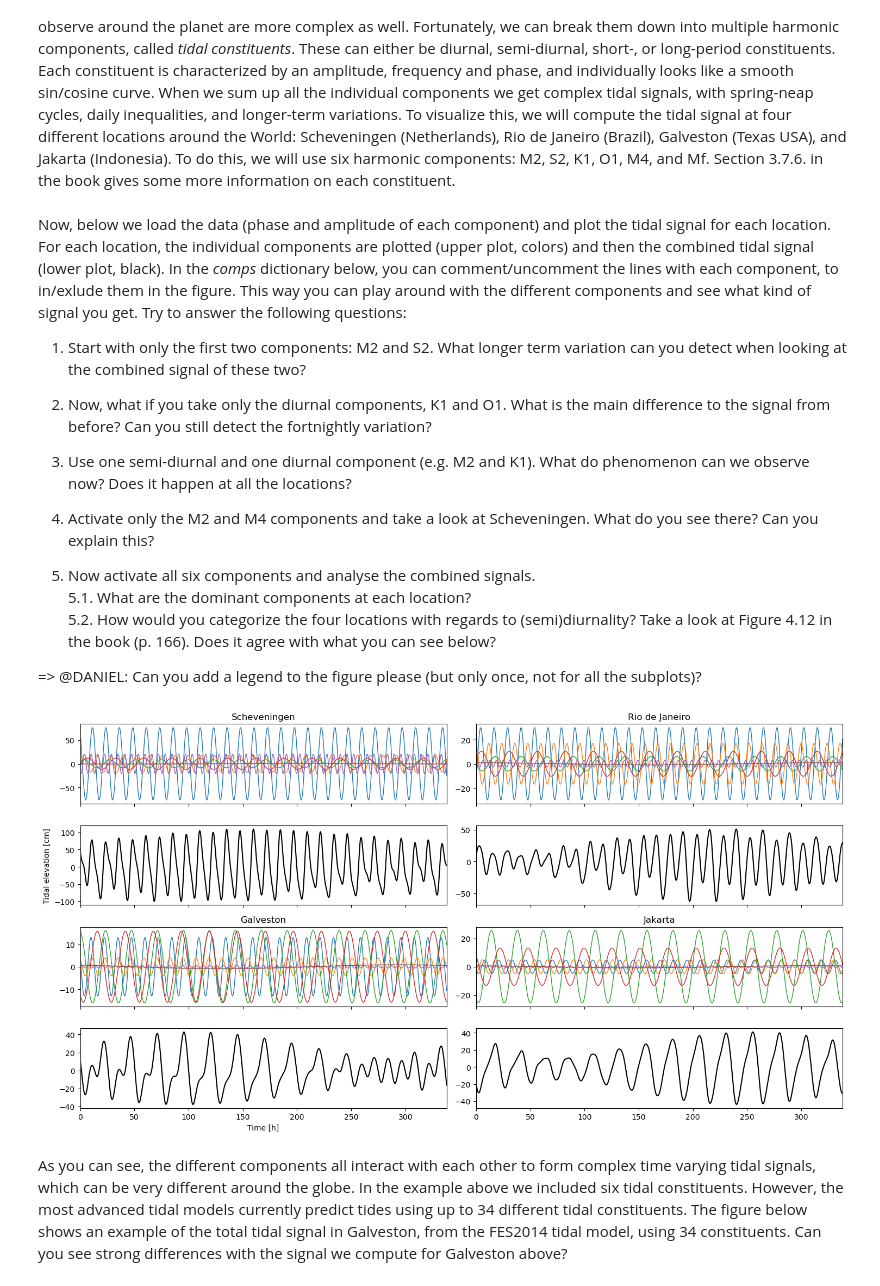
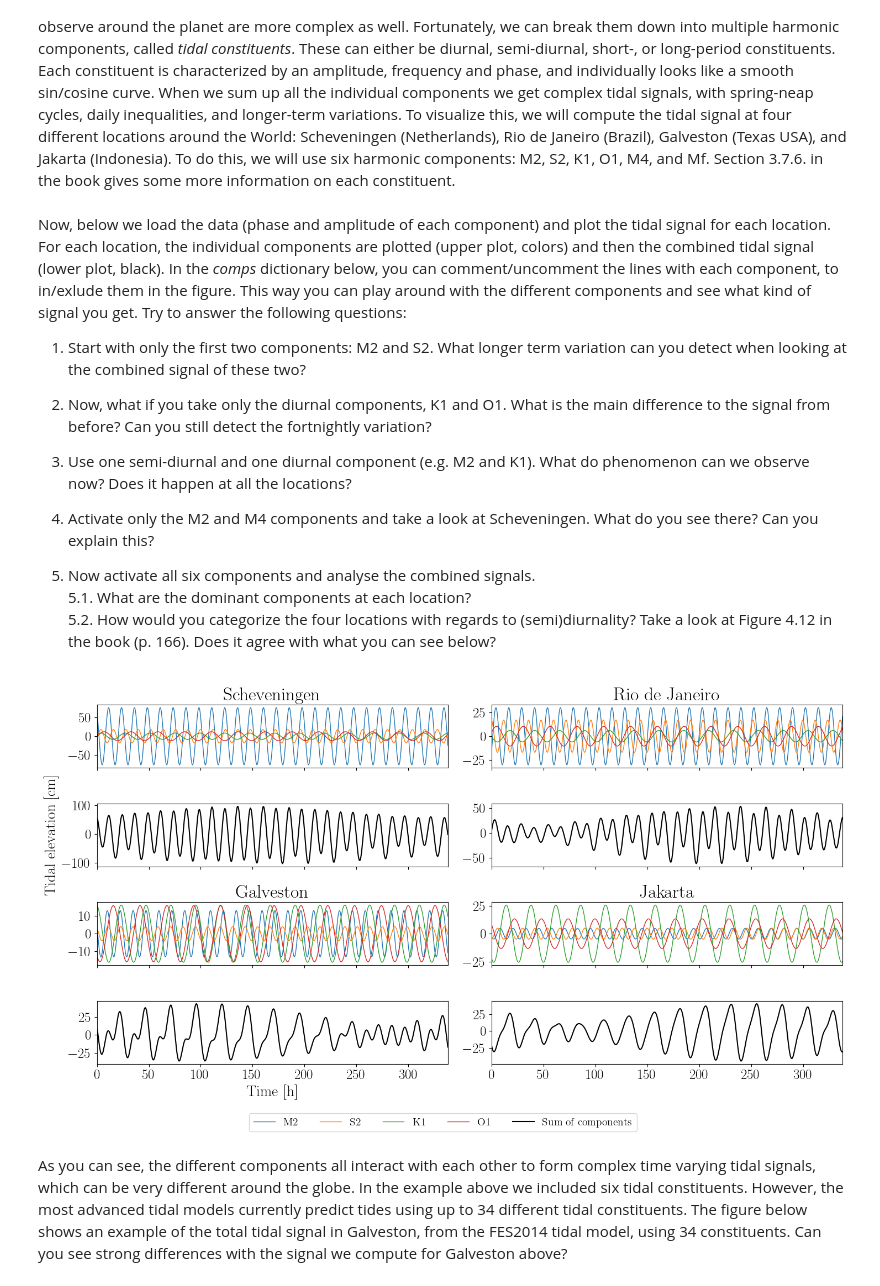
Before and after one commit to FlorisCalkoen/CoastalCodebook, a Jupyter notebook: coastalcodebook/assignments/02_the_tide/02_the_tide.ipynb, the cells around one changed output. Drawn from its saved outputs; the diff is of its cells as text; code cells hidden in the pictures.

```diff
--- a/coastalcodebook/assignments/02_the_tide/02_the_tide.ipynb
+++ b/coastalcodebook/assignments/02_the_tide/02_the_tide.ipynb
@@ -160,20 +224,16 @@ Now, below we load the data (phase and amplitude of each component) and plot the
 5. Now activate all six components and analyse the combined signals. <br>
     5.1. What are the dominant components at each location? <br>
     5.2. How would you categorize the four locations with regards to (semi)diurnality? Take a look at Figure 4.12 in the book (p. 166). Does it agree with what you can see below?
-
-
-
-=> @DANIEL: Can you add a legend to the figure please (but only once, not for all the subplots)?
 # %%
 # Tidal components and their angular frequencies (numer to the right is the period in hours)
 # Comment / uncomment to select the contituents that are plotted
 comps = {
-    'm2'    :   [2*np.pi / 12.42, 'C0'],    # Principal lunar semidiurnal
-    's2'    :   [2*np.pi / 12, 'C1'],       # Principal solar semidiurnal
-    # 'k1'    :   [2*np.pi / 23.93, 'C2'],    # Lunar-solar declinational diurnal
-    # 'o1'    :   [2*np.pi / 25.82, 'C3'],    # Principal lunar diurnal
-    # 'm4'    :   [2*np.pi / 6.21, 'C4'],     # First shallow water lunar overtide
-    # 'mf'    :   [2*np.pi / 327.9, 'C5'],    # Lunisolar fortnightly period
+    'M2'    :   [2*np.pi / 12.42, 'C0'],    # Principal lunar semidiurnal
+    'S2'    :   [2*np.pi / 12, 'C1'],       # Principal solar semidiurnal
+    'K1'    :   [2*np.pi / 23.93, 'C2'],    # Lunar-solar declinational diurnal
+    'O1'    :   [2*np.pi / 25.82, 'C3'],    # Principal lunar diurnal
+    # 'M4'    :   [2*np.pi / 6.21, 'C4'],     # First shallow water lunar overtide
+    # 'Mf'    :   [2*np.pi / 327.9, 'C5'],    # Lunisolar fortnightly period
 }
 
 # Time window for which we will compute the tidal components. t is in hours so for one month we use around 300 hours.
@@ -189,34 +249,41 @@ locs = ['Scheveningen', 'Rio de Janeiro', 'Galveston', 'Jakarta']
 
 # Now we plot for each location a plot with the individual components and a plot for the total tidal water level
 fig, axs = plt.subplots(4,2, sharex=True, figsize=(15,8))
 ax = axs.flatten()
 
 for i,j in zip(range(len(locs)), [0,1,4,5]):
     harms = {}
     for comp in comps.keys():
         # Store data for current component in temporary numpy array
         temp = tide[comp][tide[comp].index == locs[i].lower()].to_numpy()[0]
 
         # Use harmonic() to compute each harmonic constituent
         harms[comp] = harmonic(temp[3], temp[2], comps[comp][0], t)
 
         # Plot each individual constituent in the upper subplot
         ax[j].plot(t,harms[comp], '-', linewidth=1, c=comps[comp][1])
 
     # Plot the sum of the selected constituents in the lower subplot
     ax[j+2].plot(t,sum([harms[comp] for comp in comps.keys()]),'k')
 
     # Axis settings
     ax[j].set_xlim(t[0],t[-1])
     # ax[i].set_ylim(-2,2)
     ax[j].set_title(locs[i])
 
 ax[6].set_xlabel('Time [h]')
 ax[2].set_ylabel('Tidal elevation [cm]')
 
+list_comp = [comp for comp in comps]
+empty_str = [str('_nolegend_') for comp in comps]
+list_comp+=empty_str
+list_comp += ['Sum of components']
+
+fig.legend(list_comp, loc='lower center', ncol=len(list_comp), bbox_to_anchor=(0.5,-0.05),fontsize=14)
+
 plt.tight_layout()
 # %% [output]
-[figure, old version]
+[figure, new version]
 # %% [markdown]
 As you can see, the different components all interact with each other to form complex time varying tidal signals, which can be very different around the globe. In the example above we included six tidal constituents. However, the most advanced tidal models currently predict tides using up to 34 different tidal constituents. The figure below shows an example of the total tidal signal in Galveston, from the FES2014 tidal model, using 34 constituents. Can you see strong differences with the signal we compute for Galveston above?
 # %% [markdown]
```
Also changed, not shown: parts of 8 cells of this notebook, 2 other files.
